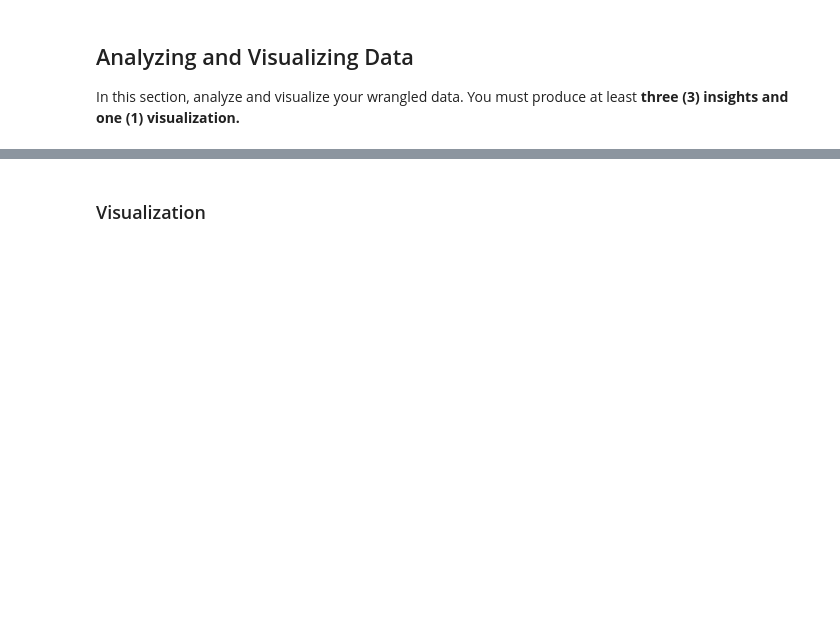
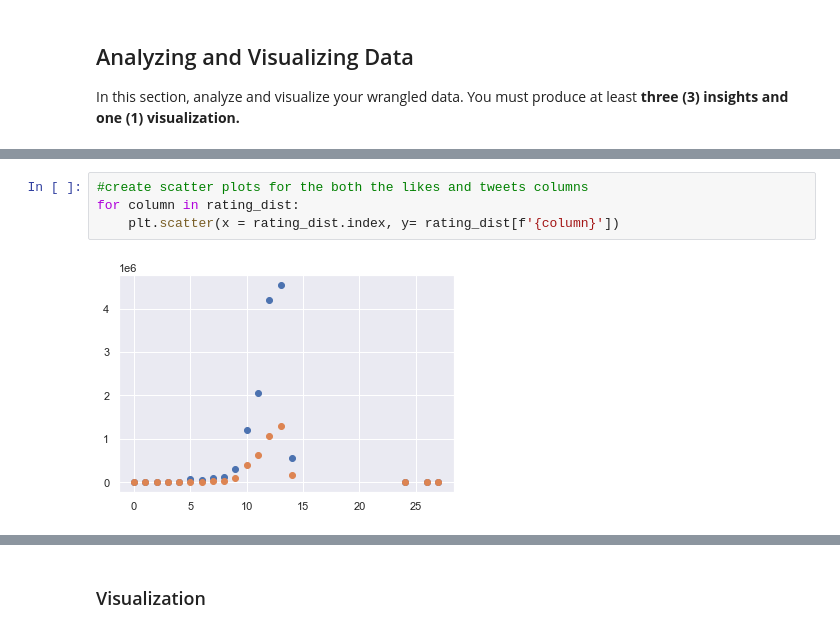
Before and after one commit to Freshi/Enhanced-Twitter-Archive-Data-Project, a Jupyter notebook: wrangle_act.ipynb, the cells around one changed output, grey strips where cells are left out. Saved outputs shown, nothing was run; the diff lists cells and outputs as text; blank space fills up the shorter version.

```diff
--- a/wrangle_act.ipynb
+++ b/wrangle_act.ipynb
@@ -486,0 +611,6 @@ In this section, analyze and visualize your wrangled data. You must produce at l
+# %%
+#create scatter plots for the both the likes and tweets columns
+for column in rating_dist:
+    plt.scatter(x = rating_dist.index, y= rating_dist[f'{column}'])
+# %% [output]
+[figure, added]
```
Also changed, not shown: parts of 26 cells of this notebook, 4 other files.
